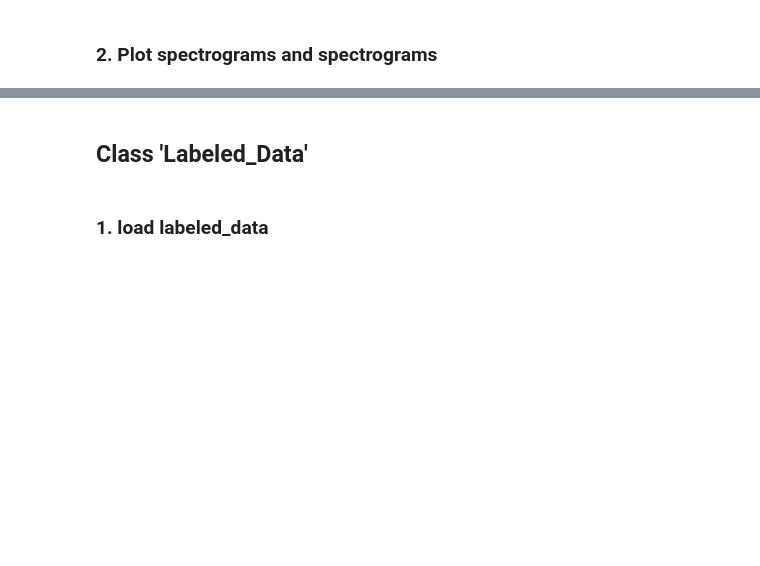
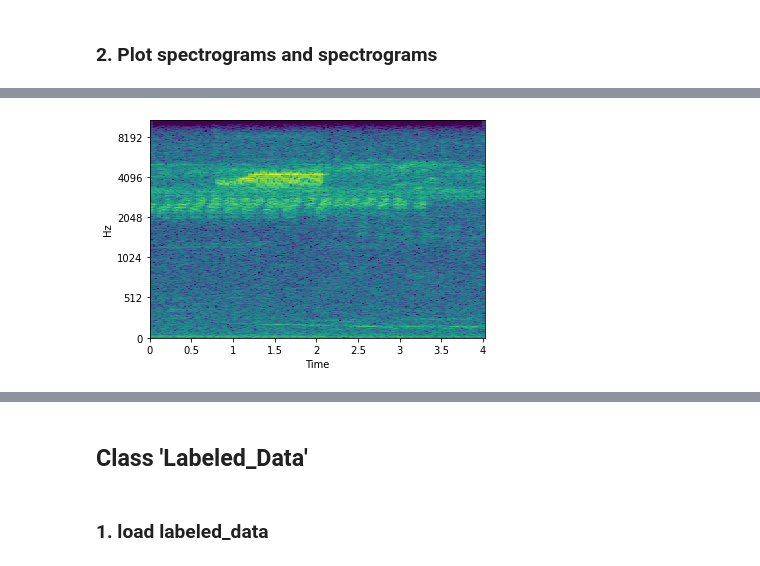
Before and after one commit to microsoft/Akoustos, a Jupyter notebook: Examples/Example_audios_spectrograms.ipynb, the cells around one changed output, grey strips where cells are left out. Saved outputs shown, nothing was run; the diff lists cells and outputs as text; code cells hidden in the pictures; blank space fills up the shorter version.

```diff
--- a/Examples/Example_audios_spectrograms.ipynb
+++ b/Examples/Example_audios_spectrograms.ipynb
@@ -53,0 +46,4 @@ audio.plot_spectrogram(axis = False,  melspectrogram = True)
+# %%
+audio_trimmed.generate_spectrogram(axis = True, sr = 22050, hop_length=512, fmin=None, fmax=None, x_axis='time', y_axis='mel', cmap = 'viridis')
+# %% [output]
+[figure, added]
```
Also changed, not shown: parts of 14 cells of this notebook.
